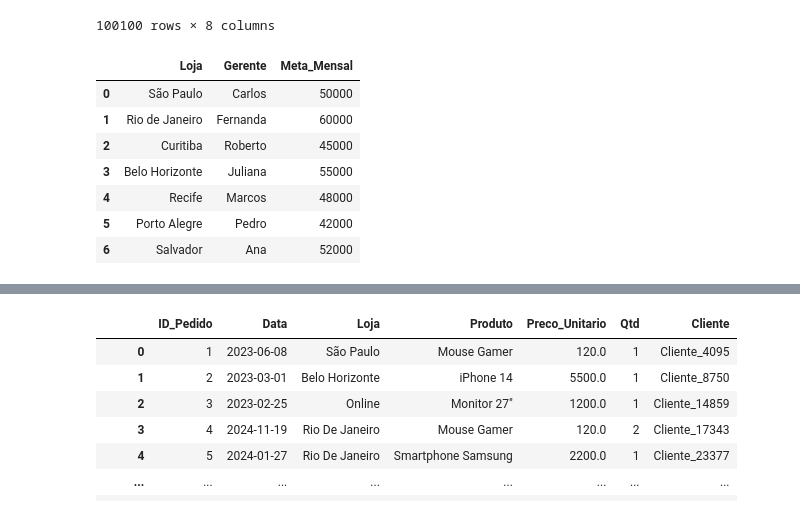
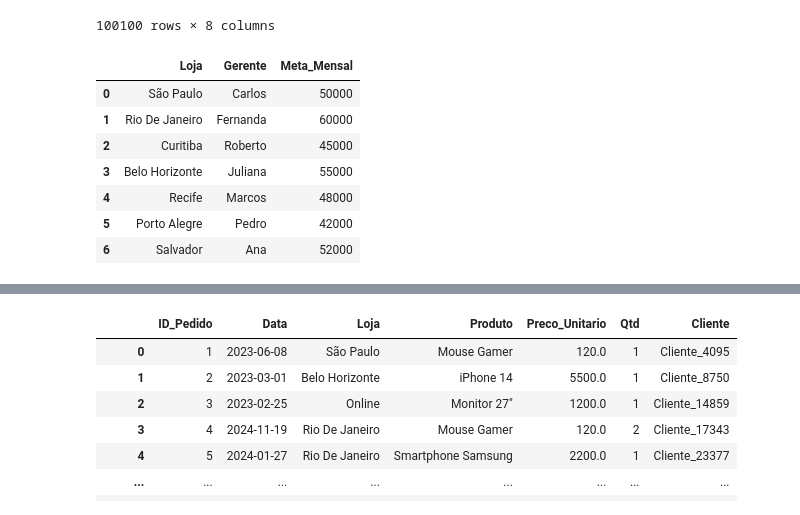
Before and after one commit to icarofonseca2004/python, a Jupyter notebook: pandas/aula.ipynb, the cells around one changed output, grey strips where cells are left out. Drawn from its saved outputs; the diff is of its cells as text; code cells hidden in the pictures.

```diff
--- a/pandas/aula.ipynb
+++ b/pandas/aula.ipynb
@@ -1,29 +1,33 @@
 # %%
 import pandas as pd
 import numpy as np
 
 #encoding = "utf-8"
 df_vendas = pd.read_csv("vendas_tech.csv", sep=",", low_memory=False)
 display(df_vendas)
 df_gerentes = pd.read_excel("gerentes_lojas.xlsx")
+
+df_gerentes['Loja'] = df_gerentes['Loja'].str.strip()
+df_gerentes['Loja'] = df_gerentes['Loja'].str.title()
+
 display(df_gerentes)
 # %% [output]
 |  | ID_Pedido | Data | Loja | Produto | Preco_Unitario | Qtd | Cliente | Data_Base |
 | 0 | 1 | 2023-06-08 | São Paulo | Mouse Gamer | 120.0 | 1 | Cliente_4095 | 2025-01-01 |
 | 1 | 2 | 2023-03-01 | Belo Horizonte | iPhone 14 | 5500.0 | 1 | Cliente_8750 | NaN |
 | 2 | 3 | 2023-02-25 | NaN | Monitor 27" | 1200.0 | 1 | Cliente_14859 | NaN |
 | 3 | 4 | 2024-11-19 | RIO DE JANEIRO | Mouse Gamer | 120.0 | 2 | Cliente_17343 | NaN |
 | 4 | 5 | 2024-01-27 | Rio de Janeiro | Smartphone Samsung | 2200.0 | 1 | Cliente_23377 | NaN |
 | ... | ... | ... | ... | ... | ... | ... | ... | ... |
 | 100095 | 94091 | 2023-10-20 | Porto Alegre | iPhone 14 | 5500.0 | 1 | Cliente_11755 | NaN |
 | 100096 | 52883 | 2024-03-17 | Porto Alegre | Notebook Dell | 3500.0 | 2 | Cliente_12879 | NaN |
 | 100097 | 65070 | 2023-06-19 | Belo Horizonte | Smartphone Samsung | 2200.0 | 2 | Cliente_8160 | NaN |
 | 100098 | 94031 | 2024-06-14 | Salvador | iPhone 14 | 5500.0 | 2 | Cliente_28545 | NaN |
 | 100099 | 36755 | 2023-01-03 | São Paulo | Notebook HP | 3200.0 | 2 | Cliente_3274 | NaN |
 100100 rows × 8 columns
 |  | Loja | Gerente | Meta_Mensal |
 | 0 | São Paulo | Carlos | 50000 |
-| 1 | Rio de Janeiro | Fernanda | 60000 |
+| 1 | Rio De Janeiro | Fernanda | 60000 |
 | 2 | Curitiba | Roberto | 45000 |
 | 3 | Belo Horizonte | Juliana | 55000 |
 | 4 | Recife | Marcos | 48000 |
```
Also changed, not shown: parts of 5 cells of this notebook, 1 other file.
